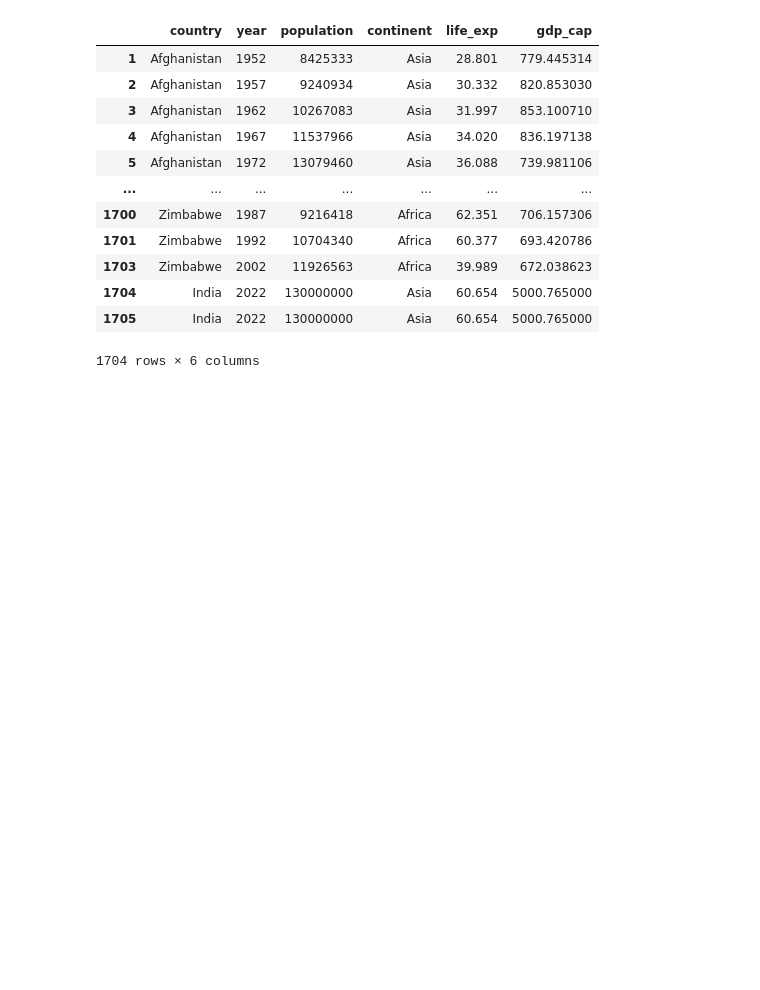
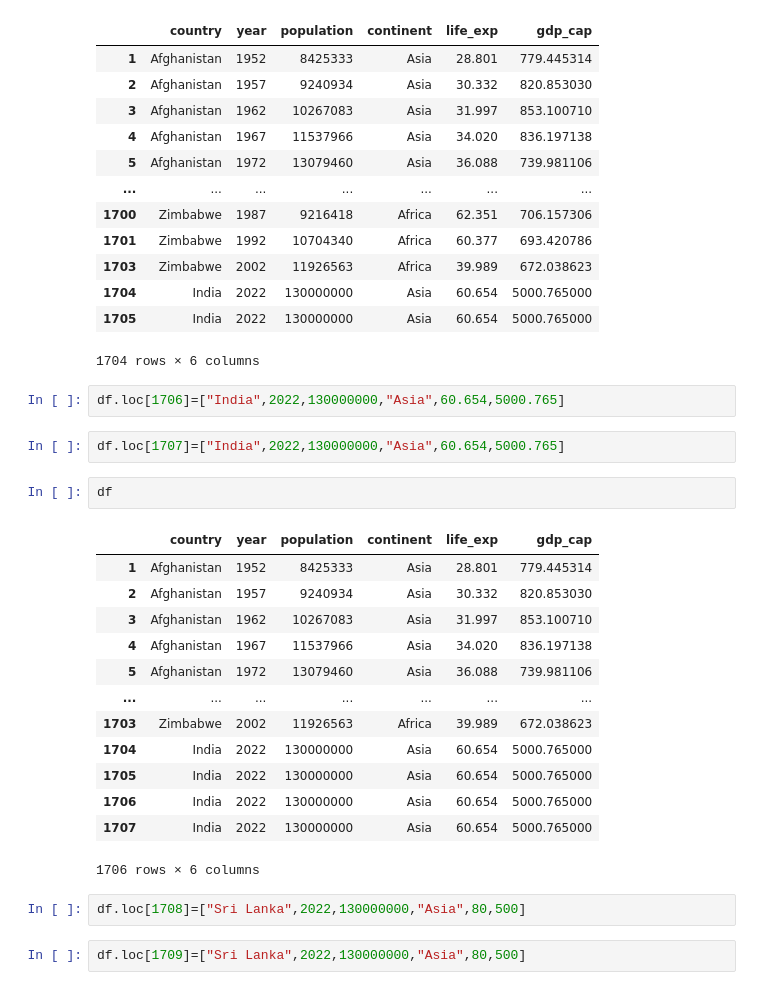
Before and after one commit to rprakashiyer/Python, a Jupyter notebook: pandas_02.ipynb, the cells around one changed output. Drawn from its saved outputs; the diff is of its cells as text; blank space fills up the shorter version.

```diff
--- a/pandas_02.ipynb
+++ b/pandas_02.ipynb
@@ -869,3 +869,27 @@ df
 | 1704 | India | 2022 | 130000000 | Asia | 60.654 | 5000.765000 |
 | 1705 | India | 2022 | 130000000 | Asia | 60.654 | 5000.765000 |
 1704 rows × 6 columns
+# %%
+df.loc[1706]=["India",2022,130000000,"Asia",60.654,5000.765]
+# %%
+df.loc[1707]=["India",2022,130000000,"Asia",60.654,5000.765]
+# %%
+df
+# %% [output]
+|  | country | year | population | continent | life_exp | gdp_cap |
+| 1 | Afghanistan | 1952 | 8425333 | Asia | 28.801 | 779.445314 |
+| 2 | Afghanistan | 1957 | 9240934 | Asia | 30.332 | 820.853030 |
+| 3 | Afghanistan | 1962 | 10267083 | Asia | 31.997 | 853.100710 |
+| 4 | Afghanistan | 1967 | 11537966 | Asia | 34.020 | 836.197138 |
+| 5 | Afghanistan | 1972 | 13079460 | Asia | 36.088 | 739.981106 |
+| ... | ... | ... | ... | ... | ... | ... |
+| 1703 | Zimbabwe | 2002 | 11926563 | Africa | 39.989 | 672.038623 |
+| 1704 | India | 2022 | 130000000 | Asia | 60.654 | 5000.765000 |
+| 1705 | India | 2022 | 130000000 | Asia | 60.654 | 5000.765000 |
+| 1706 | India | 2022 | 130000000 | Asia | 60.654 | 5000.765000 |
+| 1707 | India | 2022 | 130000000 | Asia | 60.654 | 5000.765000 |
+1706 rows × 6 columns
+# %%
+df.loc[1708]=["Sri Lanka",2022,130000000,"Asia",80,500]
+# %%
+df.loc[1709]=["Sri Lanka",2022,130000000,"Asia",80,500]
```
Also changed, not shown: parts of 11 cells of this notebook.
